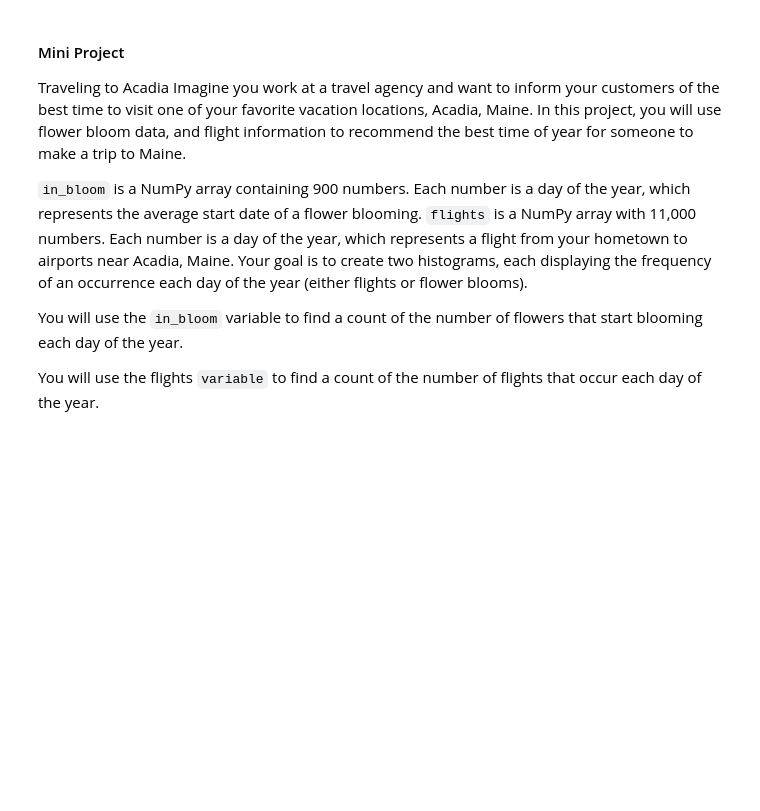
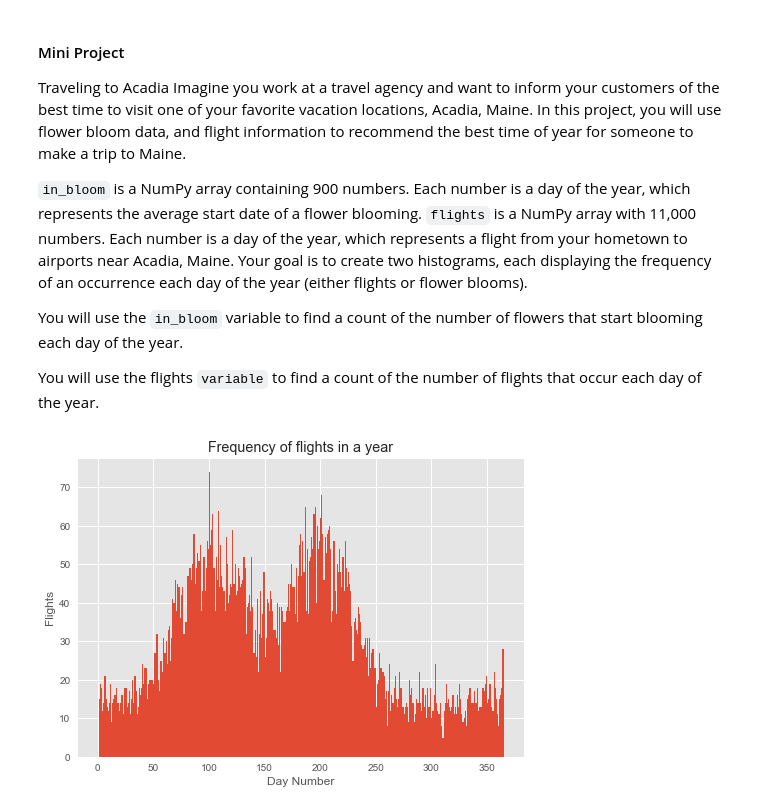
Before and after one commit to joeelorm/Data_Science, a Jupyter notebook: Distributions.ipynb, the cells around one changed output. Cells and saved outputs as stored; diff of their text form; code cells hidden in the pictures; blank space fills up the shorter version.

```diff
--- a/Distributions.ipynb
+++ b/Distributions.ipynb
@@ -229,3 +229,17 @@ Your goal is to create two histograms, each displaying the frequency of an occur
 You will use the `in_bloom` variable to find a count of the number of flowers that start blooming each day of the year.
 
 You will use the flights `variable` to find a count of the number of flights that occur each day of the year.
+# %%
+# load in data
+in_bloom = np.loadtxt(open("../Datasets/in-bloom.csv"), delimiter=",")
+flights = np.loadtxt(open("../Datasets/flights.csv"), delimiter=",")
+# %%
+# Plot the histograms
+plt.style.use('seaborn-not')
+plt.hist(flights, range = (0, 365), bins = 365)
+plt.title('Frequency of flights in a year')
+plt.xlabel('Day Number')
+plt.ylabel('Flights')
+plt.show()
+# %% [output]
+[figure, added]
```
